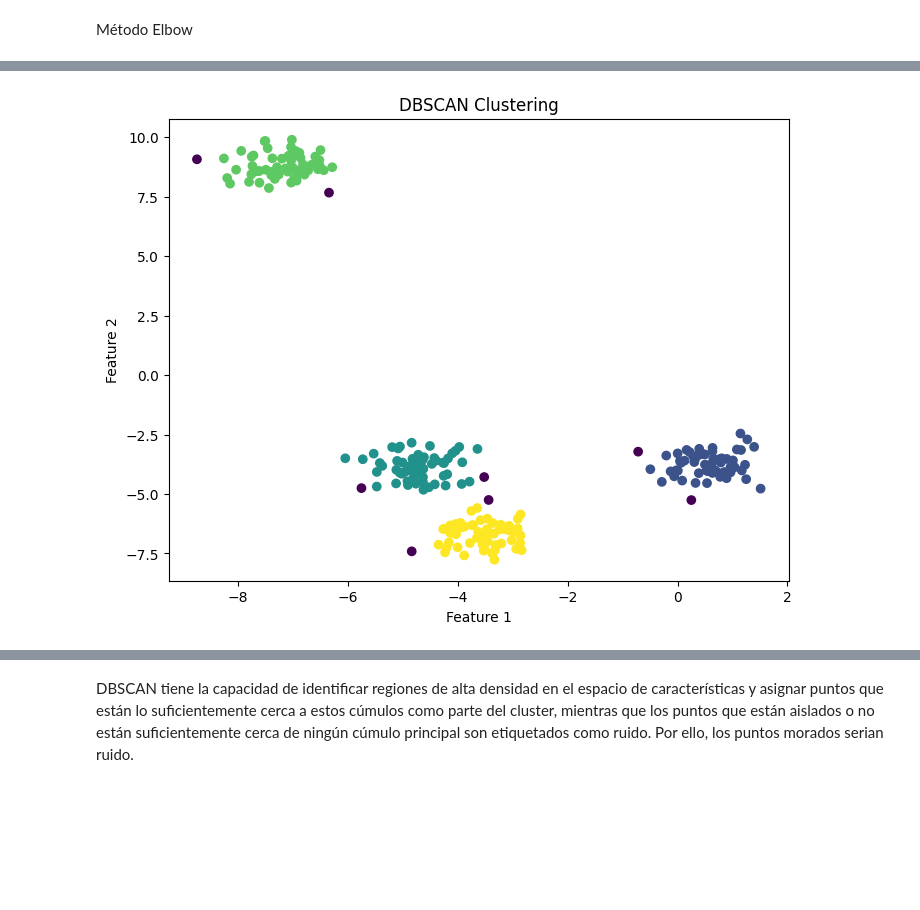
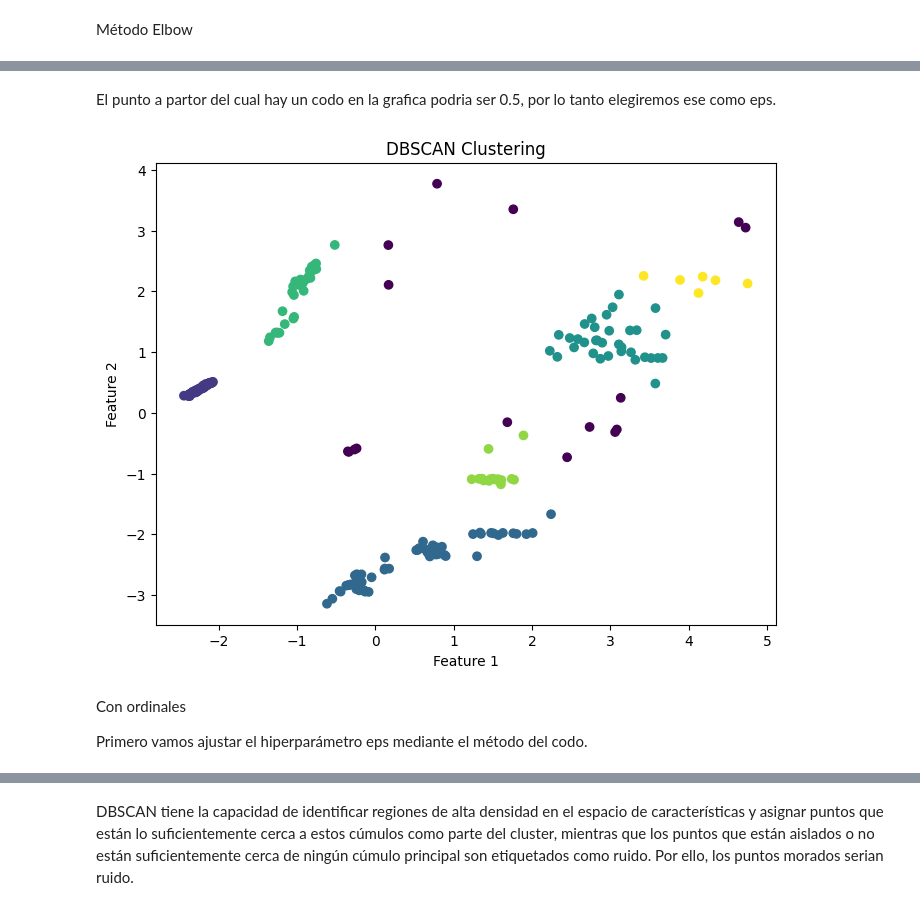
Before and after one commit to Mariolh33/G2_100472188_100429058_P2, a Jupyter notebook: Practica2.ipynb, the cells around one changed output, grey strips where cells are left out. Drawn from its saved outputs; the diff is of its cells as text; code cells hidden in the pictures; blank space fills up the shorter version.

```diff
--- a/Practica2.ipynb
+++ b/Practica2.ipynb
@@ -227,13 +401,8 @@ range_n_clusters = range(1, 30)
 inertias = []
 
 for n_clusters in range_n_clusters:
-    modelo_kmeans = KMeans1(
-        n_clusters=n_clusters,
-        n_init=20,
-        random_state=8858
-    )
-    modelo_kmeans.fit_1(X)
-    print(n_clusters,"",modelo_kmeans.inertia_)
+    modelo_kmeans = KMeans(n_clusters=n_clusters,n_init='auto',random_state=8858)
+    modelo_kmeans.fit(encoded_data_OHE)
     inertias.append(modelo_kmeans.inertia_)
 
 # Visualización del método elbow
@@ -288,0 +497,20 @@ DBSCAN es un algoritmo de clustering que agrupa puntos en áreas de alta densida
+# %%
+import numpy as np
+import matplotlib.pyplot as plt
+from sklearn.cluster import DBSCAN
+from sklearn.datasets import make_moons
+from sklearn.neighbors import NearestNeighbors
+
+# Calcular la distancia al cuarto vecino más cercano para cada punto
+neigh = NearestNeighbors(n_neighbors=4)
+neigh.fit(encoded_data_OHE)
+distances, _ = neigh.kneighbors(encoded_data_OHE)
+distances = np.sort(distances[:,3])
+
+# Plot de la curva de distancia vs. índice
+plt.plot(distances)
+plt.title('Gráfico del codo')
+plt.xlabel('Índice')
+plt.ylabel('Distancia al cuarto vecino más cercano')
+plt.grid(True)
+plt.show()
@@ -289,21 +519,27 @@ DBSCAN es un algoritmo de clustering que agrupa puntos en áreas de alta densida
+# %% [markdown]
+El punto a partor del cual hay un codo en la grafica podria ser 0.5, por lo tanto elegiremos ese como eps.
 # %%
 from sklearn.cluster import DBSCAN
 
 # Crear el objeto DBSCAN
-dbscan = DBSCAN(eps=0.5, min_samples=5)
+dbscan_ohe = DBSCAN(eps=0.5, min_samples=5)
 
 # Ajustar el modelo DBSCAN a los datos
-dbscan.fit(X)
+dbscan_ohe.fit(encoded_data_OHE)
 
 # Obtener las etiquetas de los clusters asignados por DBSCAN
-labels_dbscan = dbscan.labels_
+labels_dbscan_ohe = dbscan_ohe.labels_
 
 # Visualizar los clusters encontrados por DBSCAN
 plt.figure(figsize=(8, 6))
-plt.scatter(X[:, 0], X[:, 1], c=labels_dbscan, cmap='viridis')
+plt.scatter(encoded_data_OHE[0], encoded_data_OHE[1], c=labels_dbscan_ohe, cmap='viridis')
 plt.title('DBSCAN Clustering')
 plt.xlabel('Feature 1')
 plt.ylabel('Feature 2')
 plt.show()
 # %% [output]
-[figure, old version]
+[figure, new version]
+# %% [markdown]
+Con ordinales
+
+Primero vamos ajustar el hiperparámetro eps mediante el método del codo.
```
Also changed, not shown: parts of 52 cells of this notebook.
